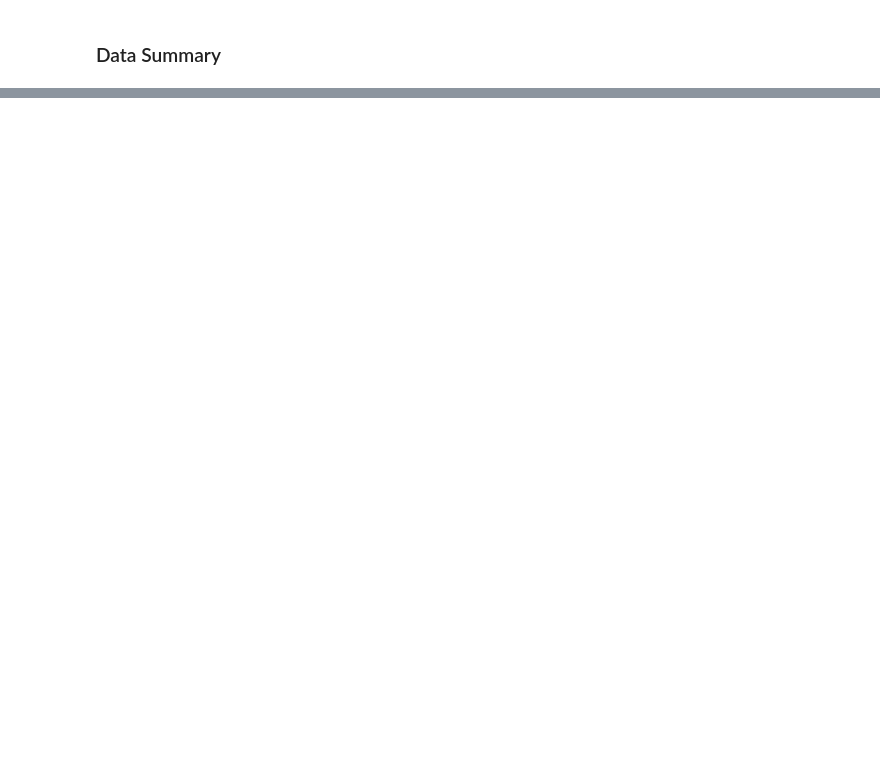
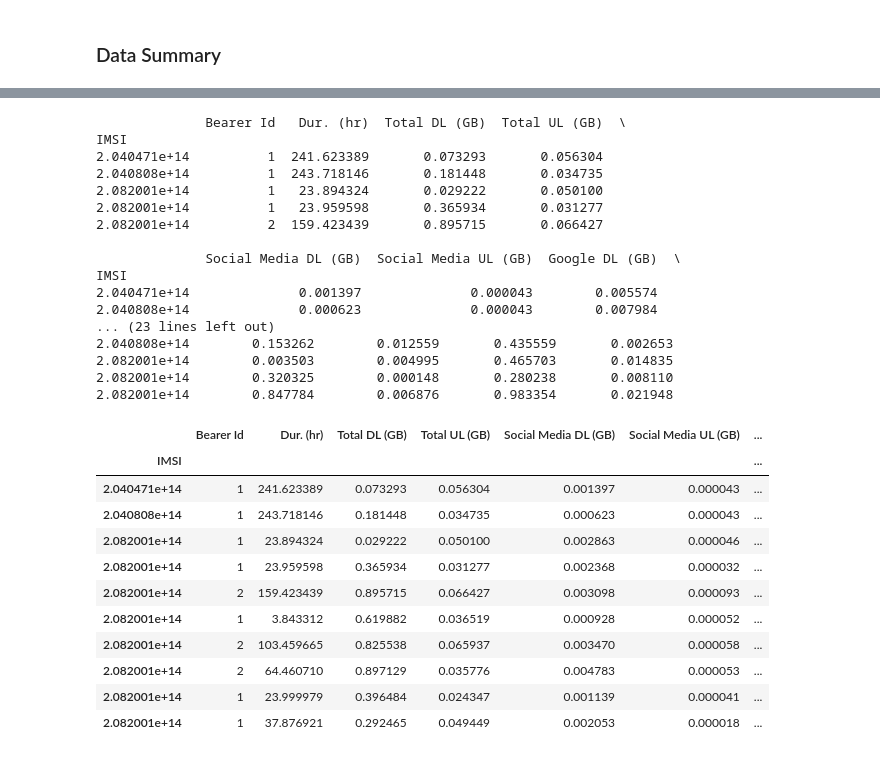
Before and after one commit to abrahamshimelis/TellCo-telecom, a Jupyter notebook: notebooks/data-quality-check.ipynb, the cells around one changed output, grey strips where cells are left out. Drawn from its saved outputs; the diff is of its cells as text; code cells hidden in the pictures; blank space fills up the shorter version.

```diff
--- a/notebooks/data-quality-check.ipynb
+++ b/notebooks/data-quality-check.ipynb
@@ -345,0 +478,78 @@ Top 5 Handsets for Huawei:
+# %%
+# Apply conversion functions to columns and store results in new columns
+df['Total DL (GB)'] = df['Total DL (Bytes)'].apply(bytes_to_gigabytes)
+df['Total UL (GB)'] = df['Total UL (Bytes)'].apply(bytes_to_gigabytes)
+df['Social Media DL (GB)'] = df['Social Media DL (Bytes)'].apply(bytes_to_gigabytes)
+df['Social Media UL (GB)'] = df['Social Media UL (Bytes)'].apply(bytes_to_gigabytes)
+df['Google DL (GB)'] = df['Google DL (Bytes)'].apply(bytes_to_gigabytes)
+df['Google UL (GB)'] = df['Google UL (Bytes)'].apply(bytes_to_gigabytes)
+df['Email DL (GB)'] = df['Email DL (Bytes)'].apply(bytes_to_gigabytes)
+df['Email UL (GB)'] = df['Email UL (Bytes)'].apply(bytes_to_gigabytes)
+df['Youtube DL (GB)'] = df['Youtube DL (Bytes)'].apply(bytes_to_gigabytes)
+df['Youtube UL (GB)'] = df['Youtube UL (Bytes)'].apply(bytes_to_gigabytes)
+df['Netflix DL (GB)'] = df['Netflix DL (Bytes)'].apply(bytes_to_gigabytes)
+df['Netflix UL (GB)'] = df['Netflix UL (Bytes)'].apply(bytes_to_gigabytes)
+df['Gaming DL (GB)'] = df['Gaming DL (Bytes)'].apply(bytes_to_gigabytes)
+df['Gaming UL (GB)'] = df['Gaming UL (Bytes)'].apply(bytes_to_gigabytes)
+df['Other DL (GB)'] = df['Other DL (Bytes)'].apply(bytes_to_gigabytes)
+df['Other UL (GB)'] = df['Other UL (Bytes)'].apply(bytes_to_gigabytes)
+df['Dur. (hr)'] = df['Dur. (ms).1'].apply(milliseconds_to_hours)
+
+# Step 1: Group by user
+grouped_data = df.groupby('IMSI')
+
+# Step 2: Compute aggregates
+user_behavior_summary = grouped_data.agg({
+    'Bearer Id': 'count',
+    'Dur. (hr)': 'sum',
+    'Total DL (GB)': 'sum',
+    'Total UL (GB)': 'sum',
+    'Social Media DL (GB)': 'sum',
+    'Social Media UL (GB)': 'sum',
+    'Google DL (GB)': 'sum',
+    'Google UL (GB)': 'sum',
+    'Email DL (GB)': 'sum',
+    'Email UL (GB)': 'sum',
+    'Youtube DL (GB)': 'sum',
+    'Youtube UL (GB)': 'sum',
+    'Netflix DL (GB)': 'sum',
+    'Netflix UL (GB)': 'sum',
+    'Gaming DL (GB)': 'sum',
+    'Gaming UL (GB)': 'sum',
+    'Other DL (GB)': 'sum',
+    'Other UL (GB)': 'sum',
+})
+
+# Display the aggregated user behavior data
+print(user_behavior_summary.head())  # You can adjust the number of rows to display
+user_behavior_summary.head(10)
+# %% [output]
+              Bearer Id   Dur. (hr)  Total DL (GB)  Total UL (GB)  \
+IMSI
+2.040471e+14          1  241.623389       0.073293       0.056304
+2.040808e+14          1  243.718146       0.181448       0.034735
+2.082001e+14          1   23.894324       0.029222       0.050100
+2.082001e+14          1   23.959598       0.365934       0.031277
+2.082001e+14          2  159.423439       0.895715       0.066427
+
+              Social Media DL (GB)  Social Media UL (GB)  Google DL (GB)  \
+IMSI
+2.040471e+14              0.001397              0.000043        0.005574
+2.040808e+14              0.000623              0.000043        0.007984
+... (23 lines left out)
+2.040808e+14        0.153262        0.012559       0.435559       0.002653
+2.082001e+14        0.003503        0.004995       0.465703       0.014835
+2.082001e+14        0.320325        0.000148       0.280238       0.008110
+2.082001e+14        0.847784        0.006876       0.983354       0.021948
+|  | Bearer Id | Dur. (hr) | Total DL (GB) | Total UL (GB) | Social Media DL (GB) | Social Media UL (GB) | ... |
+| IMSI |  |  |  |  |  |  | ... |
+| 2.040471e+14 | 1 | 241.623389 | 0.073293 | 0.056304 | 0.001397 | 0.000043 | ... |
+| 2.040808e+14 | 1 | 243.718146 | 0.181448 | 0.034735 | 0.000623 | 0.000043 | ... |
+| 2.082001e+14 | 1 | 23.894324 | 0.029222 | 0.050100 | 0.002863 | 0.000046 | ... |
+| 2.082001e+14 | 1 | 23.959598 | 0.365934 | 0.031277 | 0.002368 | 0.000032 | ... |
+| 2.082001e+14 | 2 | 159.423439 | 0.895715 | 0.066427 | 0.003098 | 0.000093 | ... |
+| 2.082001e+14 | 1 | 3.843312 | 0.619882 | 0.036519 | 0.000928 | 0.000052 | ... |
+| 2.082001e+14 | 2 | 103.459665 | 0.825538 | 0.065937 | 0.003470 | 0.000058 | ... |
+| 2.082001e+14 | 2 | 64.460710 | 0.897129 | 0.035776 | 0.004783 | 0.000053 | ... |
+| 2.082001e+14 | 1 | 23.999979 | 0.396484 | 0.024347 | 0.001139 | 0.000041 | ... |
+| 2.082001e+14 | 1 | 37.876921 | 0.292465 | 0.049449 | 0.002053 | 0.000018 | ... |
```
Also changed, not shown: parts of 28 cells of this notebook, 2 other files.
